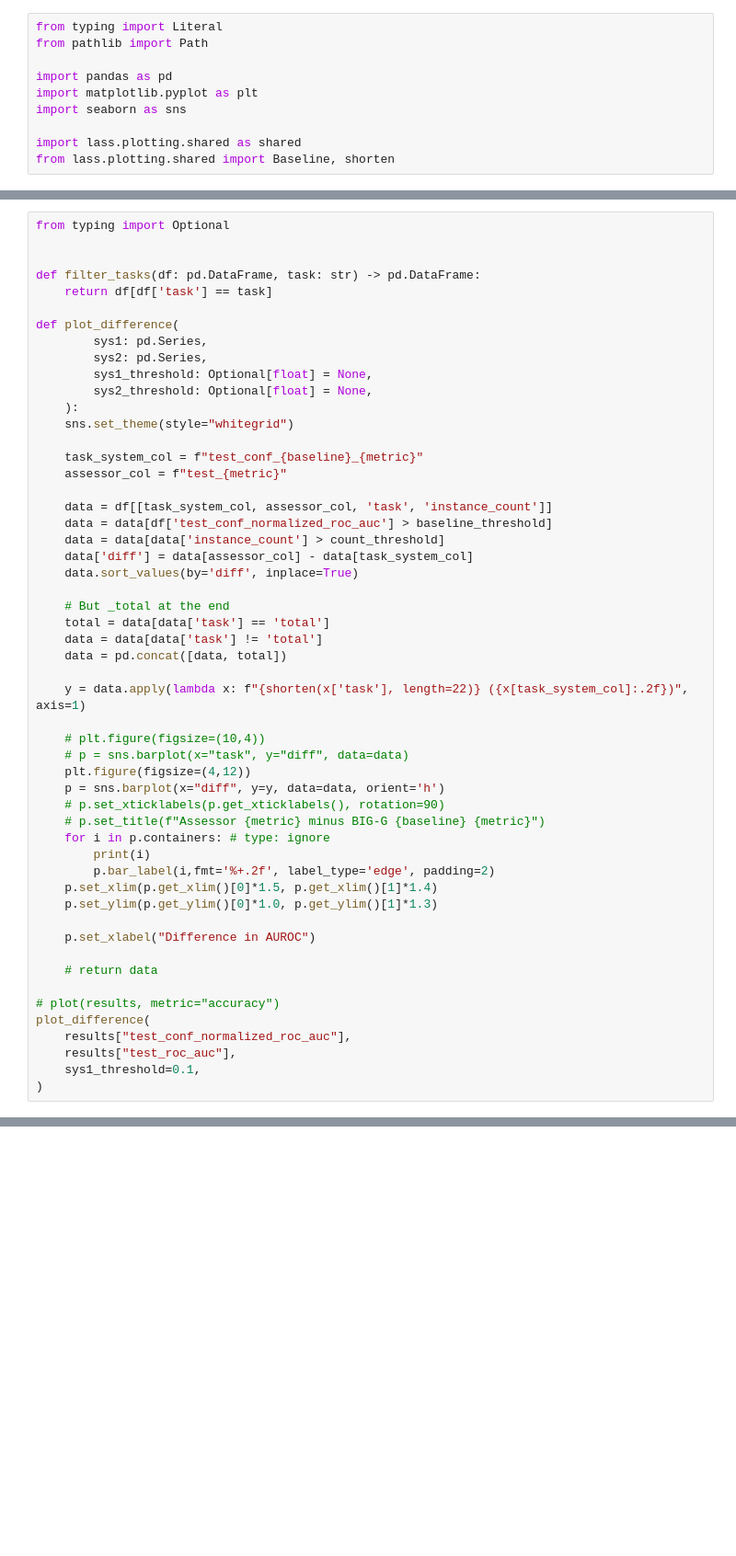
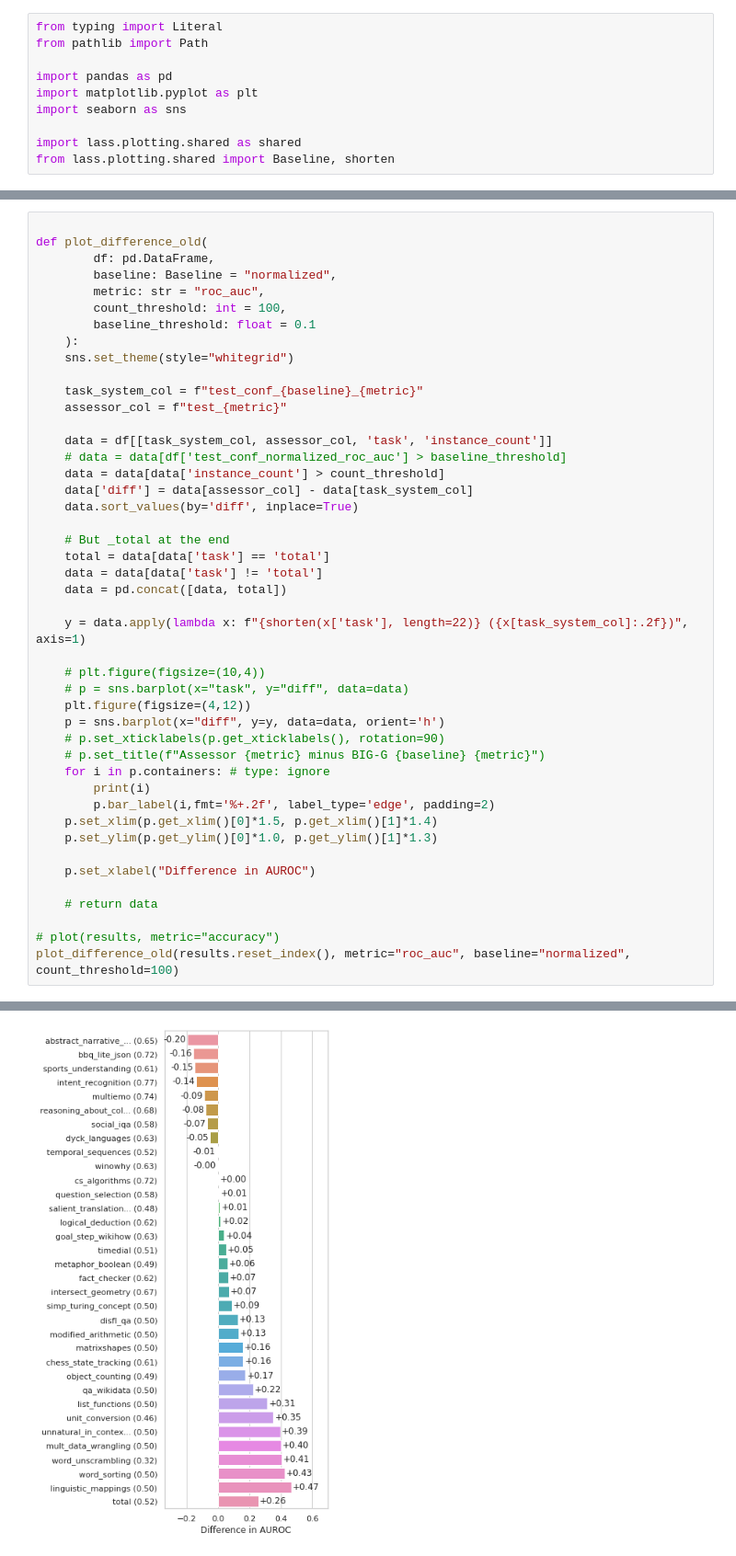
Before and after one commit to wschella/lass, a Jupyter notebook: notebooks/Paper/In Distribution/Exp_Main_Analysis.ipynb, the cells around one changed output, grey strips where cells are left out. Shown at 92% size. Saved outputs shown, nothing was run; the diff lists cells and outputs as text; blank space fills up the shorter version.

Commit message:
Add all v1 plots

```diff
--- a/notebooks/Paper/In Distribution/Exp_Main_Analysis.ipynb
+++ b/notebooks/Paper/In Distribution/Exp_Main_Analysis.ipynb
@@ -42,15 +195,11 @@ results.sort_values('test_roc_auc', ascending=False).head(5)
 # %%
-from typing import Optional
 
-
-def filter_tasks(df: pd.DataFrame, task: str) -> pd.DataFrame:
-    return df[df['task'] == task]
-
-def plot_difference(
-        sys1: pd.Series,
-        sys2: pd.Series,
-        sys1_threshold: Optional[float] = None,
-        sys2_threshold: Optional[float] = None,
+def plot_difference_old(
+        df: pd.DataFrame,
+        baseline: Baseline = "normalized",
+        metric: str = "roc_auc",
+        count_threshold: int = 100,
+        baseline_threshold: float = 0.1
     ):
     sns.set_theme(style="whitegrid")
 
@@ -58,7 +207,7 @@ def plot_difference(
     assessor_col = f"test_{metric}"
 
     data = df[[task_system_col, assessor_col, 'task', 'instance_count']]
-    data = data[df['test_conf_normalized_roc_auc'] > baseline_threshold]
+    # data = data[df['test_conf_normalized_roc_auc'] > baseline_threshold]
     data = data[data['instance_count'] > count_threshold]
     data['diff'] = data[assessor_col] - data[task_system_col]
     data.sort_values(by='diff', inplace=True)
@@ -87,9 +236,5 @@ def plot_difference(
     # return data
 
 # plot(results, metric="accuracy")
-plot_difference(
-    results["test_conf_normalized_roc_auc"],
-    results["test_roc_auc"],
-    sys1_threshold=0.1,
-)
+plot_difference_old(results.reset_index(), metric="roc_auc", baseline="normalized", count_threshold=100)
 # %% [output]
@@ -96,0 +242 @@ NameError: name 'baseline' is not defined
+[figure, added]
```
Also changed, not shown: parts of 9 cells of this notebook, 27 other files.
